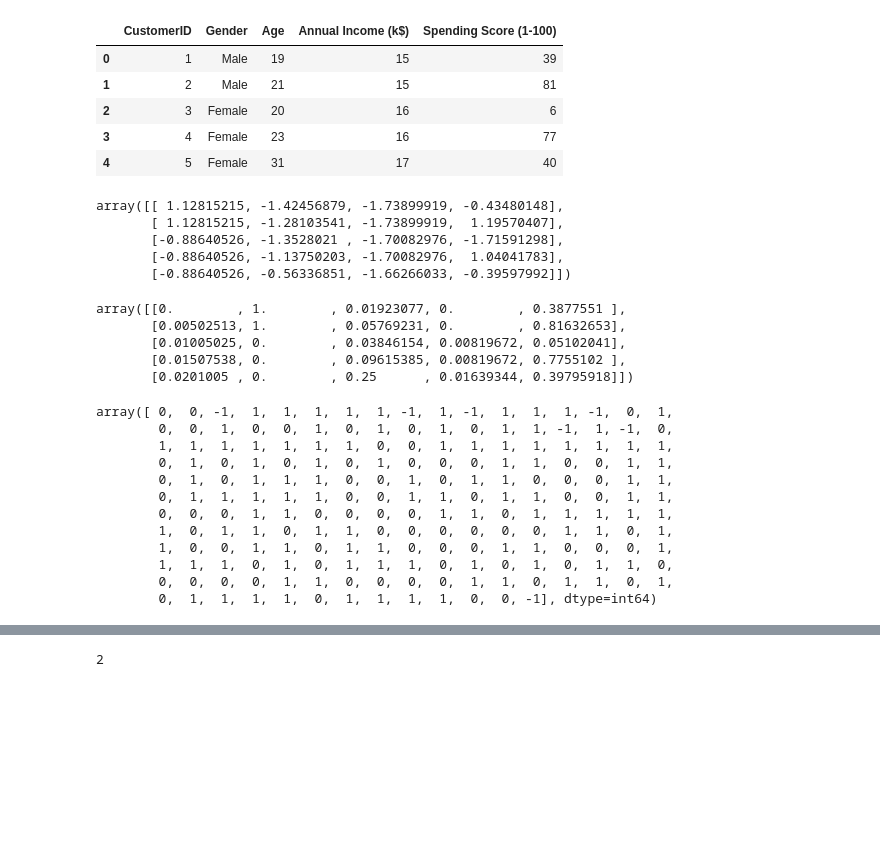
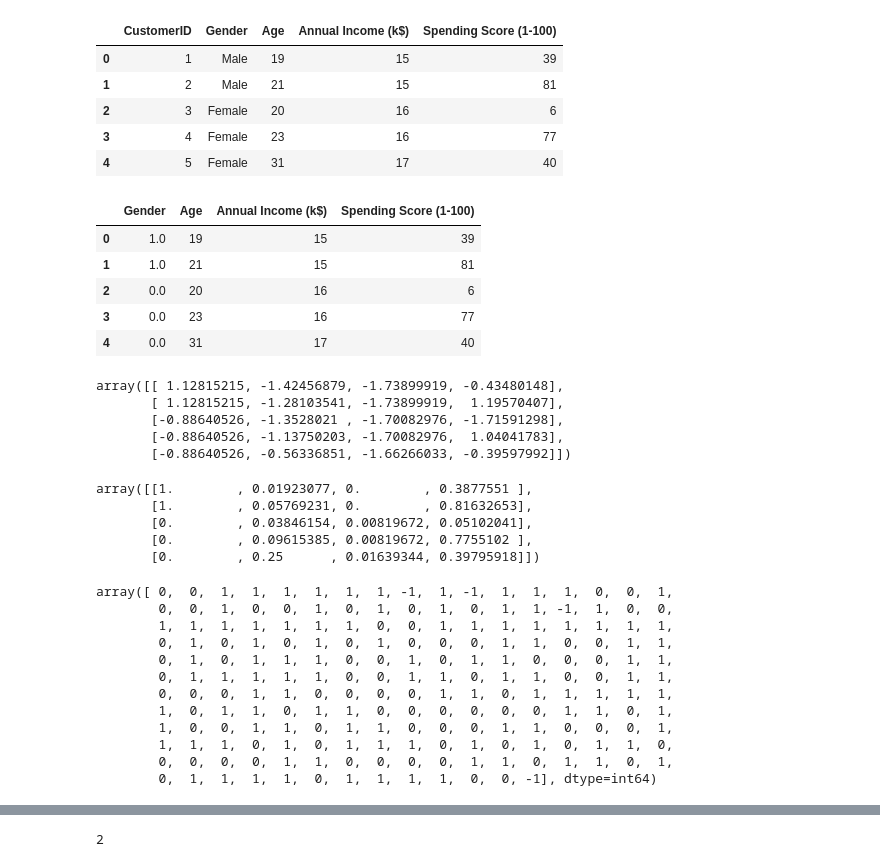
Before and after one commit to MohammadAminNajafi/my_AI, a Jupyter notebook: customer_clustering/customer_clustering_with_dbscan/customer-clustering_with_dbscan_2.ipynb, the cells around one changed output, grey strips where cells are left out. Cells and saved outputs as stored; diff of their text form; code cells hidden in the pictures; blank space fills up the shorter version.

```diff
--- a/customer_clustering/customer_clustering_with_dbscan/customer-clustering_with_dbscan_2.ipynb
+++ b/customer_clustering/customer_clustering_with_dbscan/customer-clustering_with_dbscan_2.ipynb
@@ -32,5 +30,13 @@ pdf.to_csv('Customer2.csv', index=False)
 # %%
-featureset = pdf[['NumericGender', 'Age', 'Annual Income (k$)', 'Spending Score (1-100)']]
+featureset = pdf[['Gender', 'Age', 'Annual Income (k$)', 'Spending Score (1-100)']]
+featureset.head()
+# %% [output]
+|  | Gender | Age | Annual Income (k$) | Spending Score (1-100) |
+| 0 | 1.0 | 19 | 15 | 39 |
+| 1 | 1.0 | 21 | 15 | 81 |
+| 2 | 0.0 | 20 | 16 | 6 |
+| 3 | 0.0 | 23 | 16 | 77 |
+| 4 | 0.0 | 31 | 17 | 40 |
 # %%
 X = featureset.values[:,:]
 X = np.nan_to_num(X)
@@ -43,24 +49,26 @@ array([[ 1.12815215, -1.42456879, -1.73899919, -0.43480148],
        [-0.88640526, -1.13750203, -1.70082976,  1.04041783],
        [-0.88640526, -0.56336851, -1.66266033, -0.39597992]])
 # %%
+X = featureset.values[:,:]
+X = np.nan_to_num(X)
 min_max_scaler = MinMaxScaler()
-feature_mtx = min_max_scaler.fit_transform(x)
+feature_mtx = min_max_scaler.fit_transform(X)
 feature_mtx [0:5]
 # %% [output]
-array([[0.        , 1.        , 0.01923077, 0.        , 0.3877551 ],
-       [0.00502513, 1.        , 0.05769231, 0.        , 0.81632653],
-       [0.01005025, 0.        , 0.03846154, 0.00819672, 0.05102041],
-       [0.01507538, 0.        , 0.09615385, 0.00819672, 0.7755102 ],
-       [0.0201005 , 0.        , 0.25      , 0.01639344, 0.39795918]])
+array([[1.        , 0.01923077, 0.        , 0.3877551 ],
+       [1.        , 0.05769231, 0.        , 0.81632653],
+       [0.        , 0.03846154, 0.00819672, 0.05102041],
+       [0.        , 0.09615385, 0.00819672, 0.7755102 ],
+       [0.        , 0.25      , 0.01639344, 0.39795918]])
 # %%
-epsilon = 0.3
+epsilon = .3
 minimumSamples = 5
 db = DBSCAN(eps=epsilon, min_samples=minimumSamples).fit(feature_mtx)
 labels = db.labels_
 labels
 # %% [output]
-array([ 0,  0, -1,  1,  1,  1,  1,  1, -1,  1, -1,  1,  1,  1, -1,  0,  1,
-        0,  0,  1,  0,  0,  1,  0,  1,  0,  1,  0,  1,  1, -1,  1, -1,  0,
+array([ 0,  0,  1,  1,  1,  1,  1,  1, -1,  1, -1,  1,  1,  1,  0,  0,  1,
+        0,  0,  1,  0,  0,  1,  0,  1,  0,  1,  0,  1,  1, -1,  1,  0,  0,
         1,  1,  1,  1,  1,  1,  1,  0,  0,  1,  1,  1,  1,  1,  1,  1,  1,
         0,  1,  0,  1,  0,  1,  0,  1,  0,  0,  0,  1,  1,  0,  0,  1,  1,
         0,  1,  0,  1,  1,  1,  0,  0,  1,  0,  1,  1,  0,  0,  0,  1,  1,
```
Also changed, not shown: parts of 4 cells of this notebook, 4 other files.
